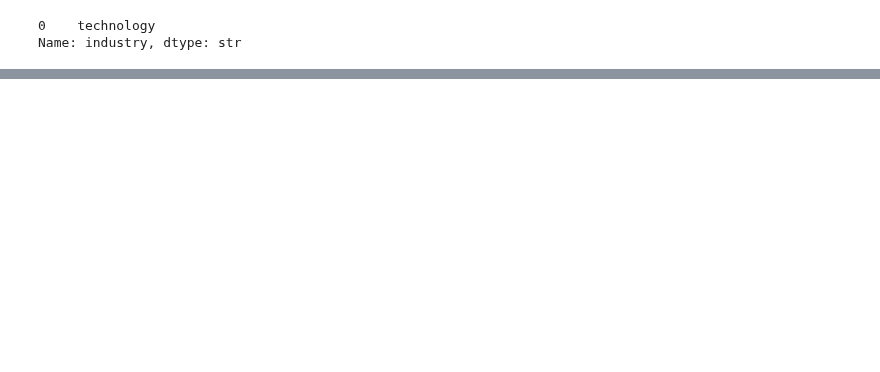
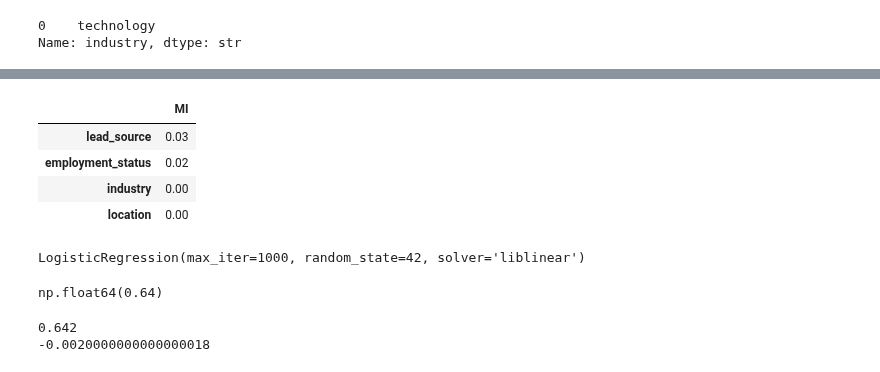
Before and after one commit to MasterGino7/MLZHW2026, a Jupyter notebook: 03-Classification/Homework03.ipynb, the cells around one changed output, grey strips where cells are left out. Cells and saved outputs as stored; diff of their text form; code cells hidden in the pictures; blank space fills up the shorter version.

```diff
--- a/03-Classification/Homework03.ipynb
+++ b/03-Classification/Homework03.ipynb
@@ -77,0 +104,13 @@ Name: industry, dtype: str
+# %%
+df_full_train, df_test = train_test_split(df, test_size=0.2, random_state=42)
+df_train, df_val = train_test_split(df_full_train, test_size=0.25, random_state=42)
+
+y_full_train = df_full_train['converted']
+y_test = df_test['converted']
+y_train = df_train['converted']
+y_val = df_val['converted']
+
+#df_full_train = df_full_train.drop(columns = ['converted'])
+#df_test = df_test.drop(columns = ['converted'])
+#df_train = df_train.drop(columns = ['converted'])
+#df_val = df_val.drop(columns = ['converted'])
@@ -77,0 +161,14 @@ Name: industry, dtype: str
+# %%
+def calculate_mi(series):
+    return mutual_info_score(series, df_train['converted'])
+
+df_mi = df_train[categorical].apply(calculate_mi)
+df_mi = df_mi.sort_values(ascending=False).to_frame(name='MI')
+
+display(df_mi.head().round(2))
+# %% [output]
+|  | MI |
+| lead_source | 0.03 |
+| employment_status | 0.02 |
+| industry | 0.00 |
+| location | 0.00 |
@@ -77,0 +181,5 @@ Name: industry, dtype: str
+# %%
+model = LogisticRegression(solver='liblinear', C=1.0, max_iter=1000, random_state=42)
+model.fit(X_train, y_train)
+# %% [output]
+LogisticRegression(max_iter=1000, random_state=42, solver='liblinear')
@@ -77,0 +191,24 @@ Name: industry, dtype: str
+# %%
+Accuracy_Total = round((y_val == y_pred).mean(),2)
+Accuracy_Total
+# %% [output]
+np.float64(0.64)
+# %%
+numerical = ['annual_income','number_of_courses_viewed','interaction_count','lead_score']
+categorical = ['industry','employment_status','location']
+train_dict = df_train[categorical + numerical].to_dict(orient='records')
+dv = DictVectorizer(sparse=False)
+dv.fit(train_dict)
+X_train = dv.transform(train_dict)
+model = LogisticRegression(solver='liblinear', C=1.0, max_iter=1000, random_state=42)
+model.fit(X_train, y_train)
+val_dict = df_val[categorical + numerical].to_dict(orient='records')
+X_val = dv.transform(val_dict)
+y_pred = model.predict(X_val)
+Accuracy_lead_source = (y_val == y_pred).mean()
+Accuracy_Diff01 = Accuracy_Total - Accuracy_lead_source
+print(Accuracy_lead_source)
+print(Accuracy_Diff01)
+# %% [output]
+0.642
+-0.0020000000000000018
```
Also changed, not shown: parts of 10 cells of this notebook.
